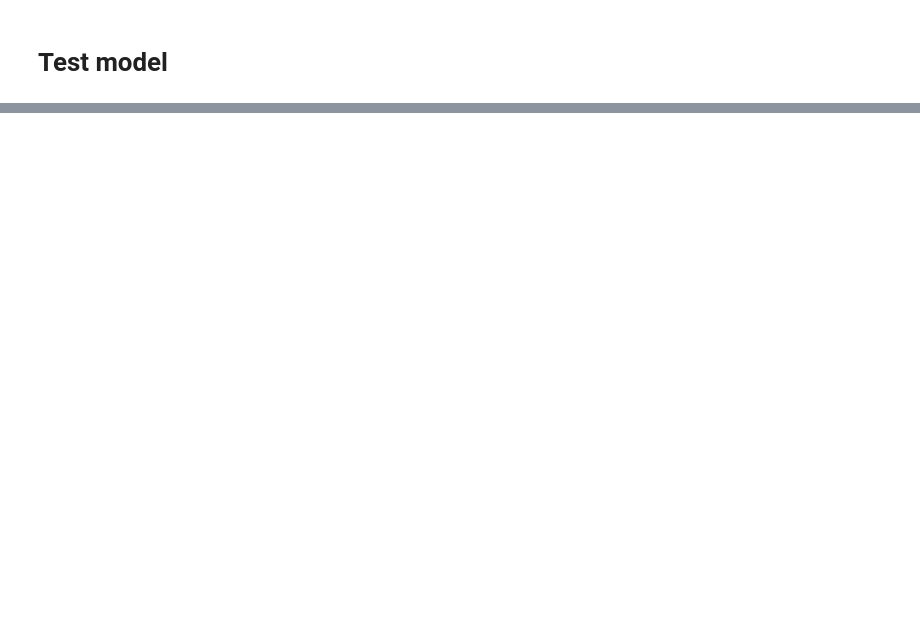
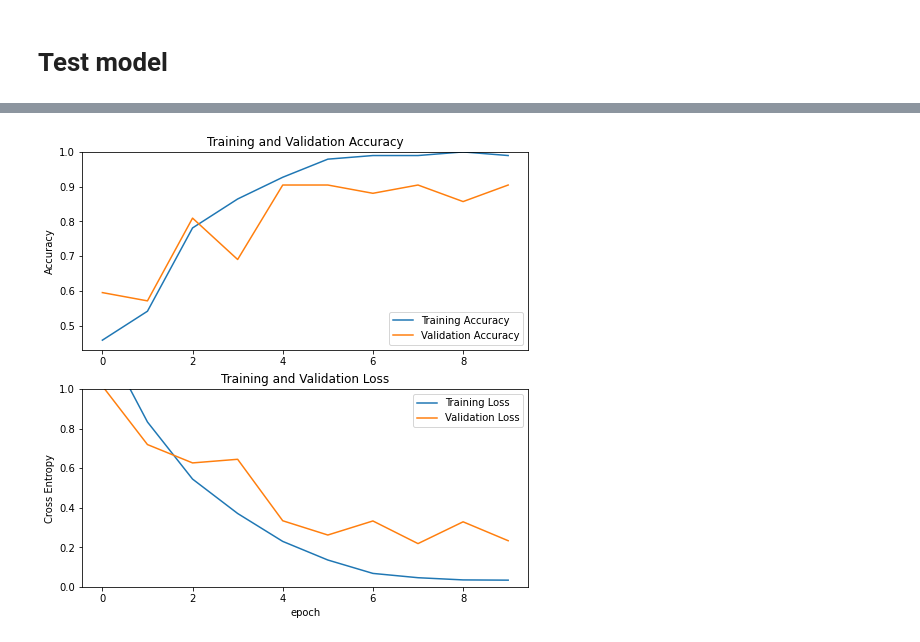
Before and after one commit to elishatofunmi/Computer-Vision, a Jupyter notebook: tomatoe_onions real time image classification/tomatoe_onions_real_time_classification.ipynb, the cells around one changed output, grey strips where cells are left out. Saved outputs shown, nothing was run; the diff lists cells and outputs as text; code cells hidden in the pictures; blank space fills up the shorter version.

```diff
--- a/tomatoe_onions real time image classification/tomatoe_onions_real_time_classification.ipynb
+++ b/tomatoe_onions real time image classification/tomatoe_onions_real_time_classification.ipynb
@@ -330,0 +346,12 @@ AttributeError: 'NoneType' object has no attribute 'shape'
+# %%
+# Include the epoch in the file name (uses `str.format`)
+checkpoint_path = "./ssd_inception_v2_coco_2017_11_17/model.ckpt"
+checkpoint_dir = os.path.dirname(checkpoint_path)
+
+
+checkpoint_path_update = "./ssd_inception_v2_coco_2017_11_17/update/model.ckpt"
+# Create a callback that saves the model's weights every 5 epochs
+cp_callback = tf.keras.callbacks.ModelCheckpoint(
+    filepath=checkpoint_path_update,
+    verbose=1,
+    save_weights_only=True)
@@ -330,0 +362,8 @@ AttributeError: 'NoneType' object has no attribute 'shape'
+# %%
+epochs = 5
+
+# Save the weights using the `checkpoint_path_update` format
+model.save_weights(checkpoint_path_update.format(epoch=0))
+
+history = model.fit(x_train, y_train, epochs=10, callbacks=[cp_callback],
+                    validation_data = (x_test, y_test) ,batch_size=10, verbose = 0)
@@ -330,0 +390,29 @@ AttributeError: 'NoneType' object has no attribute 'shape'
+# %%
+import matplotlib.pyplot as plt
+acc = history.history['accuracy']
+val_acc = history.history['val_accuracy']
+
+loss = history.history['loss']
+val_loss = history.history['val_loss']
+
+plt.figure(figsize=(8, 8))
+plt.subplot(2, 1, 1)
+plt.plot(acc, label='Training Accuracy')
+plt.plot(val_acc, label='Validation Accuracy')
+plt.legend(loc='lower right')
+plt.ylabel('Accuracy')
+plt.ylim([min(plt.ylim()),1])
+plt.title('Training and Validation Accuracy')
+
+
+plt.subplot(2, 1, 2)
+plt.plot(loss, label='Training Loss')
+plt.plot(val_loss, label='Validation Loss')
+plt.legend(loc='upper right')
+plt.ylabel('Cross Entropy')
+plt.ylim([0,1.0])
+plt.title('Training and Validation Loss')
+plt.xlabel('epoch')
+plt.show()
+# %% [output]
+[figure, added]
```
Also changed, not shown: parts of 36 cells of this notebook.
